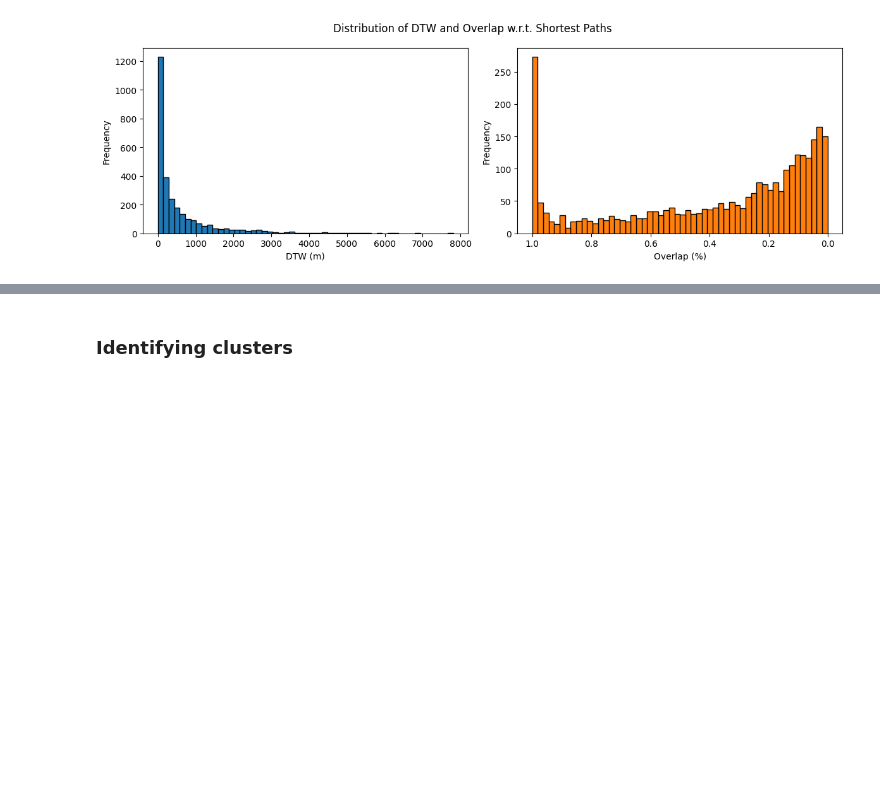
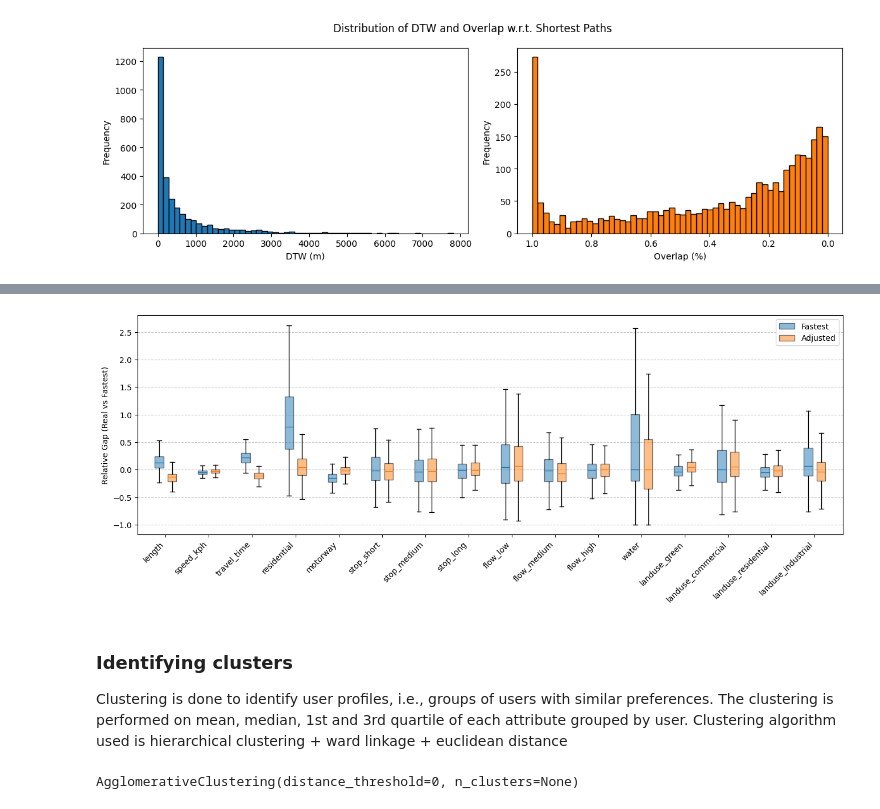
Before and after one commit to Slocon00/synth-route-gen, a Jupyter notebook: example.ipynb, the cells around one changed output, grey strips where cells are left out. Drawn from its saved outputs; the diff is of its cells as text; code cells hidden in the pictures; blank space fills up the shorter version.

```diff
--- a/example.ipynb
+++ b/example.ipynb
@@ -297,5 +359,51 @@ compare_fastest(G,
+# %%
+df_real = pd.read_csv('data/milano_2007_aggregated_real.csv.gz')
+df_fastest = pd.read_csv('data/milano_2007_aggregated_fastest.csv.gz')
+df_allones = pd.read_csv('data/milano_2007_allones.csv.gz')
+
+gaps_fst = []
+gaps_allones = []
+for uid in df_real['uid'].unique():
+    means_real = df_real[df_real['uid'] == uid][attributes].values[0]
+    means_fastest = df_fastest[df_fastest['uid'] == uid][attributes].values[0]
+    means_allones = df_allones[df_allones['uid'] == uid][attributes].values[0]
+
+    gap_fst = np.where(means_fastest != 0,
+                       (means_real - means_fastest) / means_fastest,
+                       np.where(means_real != 0, np.inf, 0))
+    gaps_fst.append(gap_fst)
+
+    gap_allones = np.where(means_allones != 0,
+                           (means_real - means_allones) / means_allones,
+                           np.where(means_real != 0, np.inf, 0))
+    gaps_allones.append(gap_allones)
+
+gaps_fst = np.array(gaps_fst)
+gaps_allones = np.array(gaps_allones)
+# %%
+# Comparing relative gaps, now putting fastest vs adjusted side-by-side
+plt.figure(figsize=(16, 5))
+for i, attr in enumerate(attributes):
+    plt.boxplot(gaps_fst[~np.isnan(gaps_fst[:, i]), i], positions=[i - 0.15], widths=0.2,
+                showfliers=False,
+                patch_artist=True,
+                boxprops=dict(facecolor='tab:blue', alpha=0.5),
+                medianprops=dict(color='tab:blue'))
+    plt.boxplot(gaps_allones[~np.isnan(gaps_allones[:, i]), i], positions=[i + 0.15], widths=0.2, showfliers=False,
+                patch_artist=True,
+                boxprops=dict(facecolor='tab:orange', alpha=0.5),
+                medianprops=dict(color='tab:orange'))
+
+plt.xticks(range(len(attributes)), attributes, rotation=45, ha='right')
+plt.grid(axis='y', linestyle='--', alpha=0.7)
+plt.legend(['Fastest', 'Adjusted'])
+plt.ylabel('Relative Gap (Real vs Fastest)')
+plt.show()
+# %% [output]
+[figure, added]
 # %% [markdown]
 ### Identifying clusters
+Clustering is done to identify user profiles, i.e., groups of users with similar preferences. The clustering is performed on mean, median, 1st and 3rd quartile of each attribute grouped by user. Clustering algorithm used is hierarchical clustering + ward linkage + euclidean distance
 # %%
 from scipy.cluster.hierarchy import dendrogram, fcluster
 from sklearn.preprocessing import StandardScaler
@@ -346,0 +441,5 @@ learn_user_preferences(G,
+# %%
+model = AgglomerativeClustering(distance_threshold=0, n_clusters=None, metric='euclidean', linkage='ward')
+model.fit(X)
+# %% [output]
+AgglomerativeClustering(distance_threshold=0, n_clusters=None)
```
Also changed, not shown: parts of 37 cells of this notebook, 1 other file.
